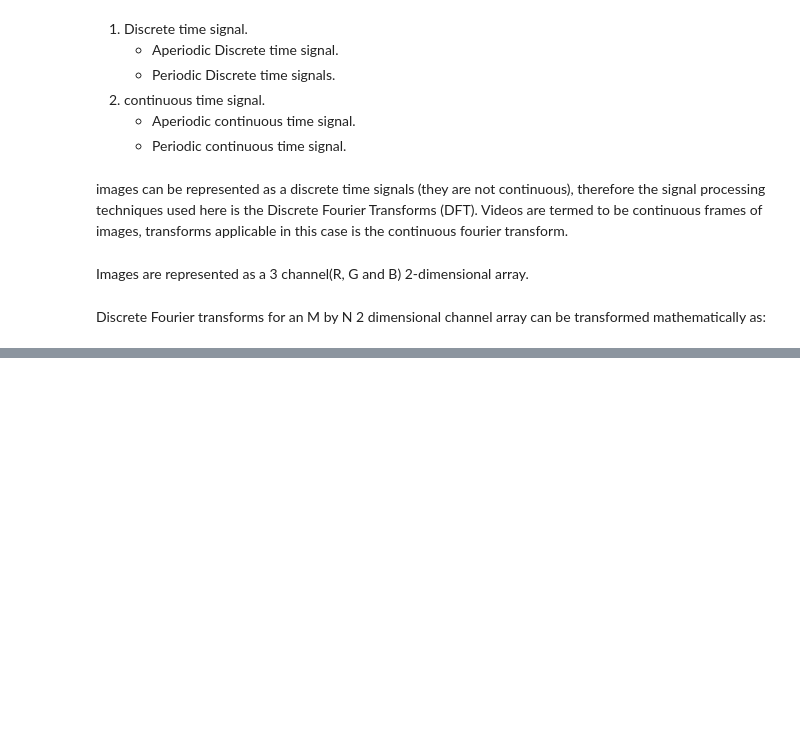
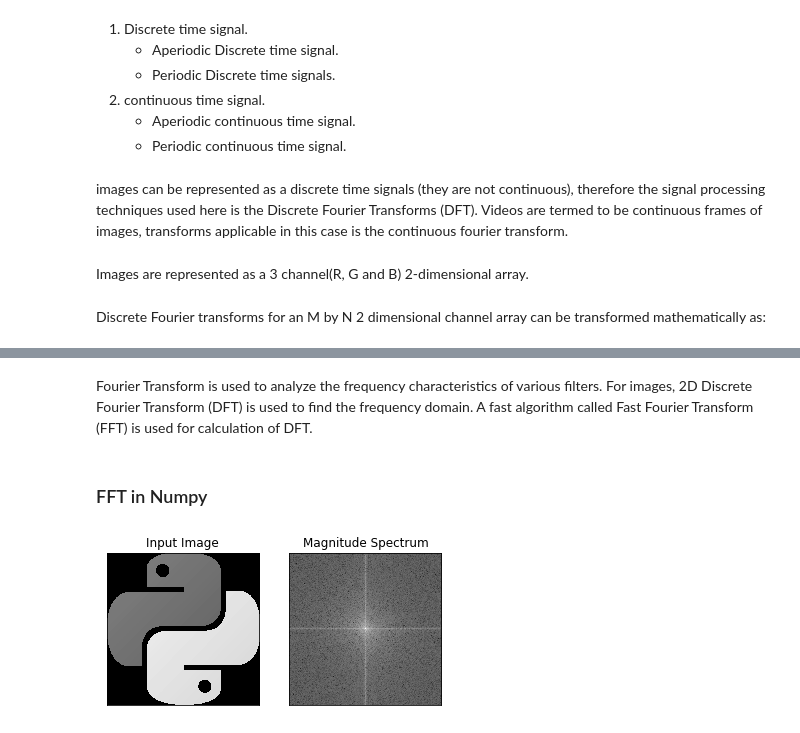
Before and after one commit to elishatofunmi/Fourier-Transforms-image-processing-, a Jupyter notebook: fourier transforms/time_domain to frequency domain.ipynb, the cells around one changed output, grey strips where cells are left out. Saved outputs shown, nothing was run; the diff lists cells and outputs as text; code cells hidden in the pictures; blank space fills up the shorter version.

Commit message:
fourier

```diff
--- a/fourier transforms/time_domain to frequency domain.ipynb
+++ b/fourier transforms/time_domain to frequency domain.ipynb
@@ -25,0 +44,21 @@ $$F(k,l) = \sum_{i=0}^{m-1} \sum_{j=0}^{n-1} f(i,j) e^-i2$$
+# %% [markdown]
+Fourier Transform is used to analyze the frequency characteristics of various filters. For images, 2D Discrete Fourier Transform (DFT) is used to find the frequency domain. A fast algorithm called Fast Fourier Transform (FFT) is used for calculation of DFT.
+# %% [markdown]
+### FFT in Numpy
+# %%
+import cv2
+import numpy as np
+from matplotlib import pyplot as plt
+
+img = cv2.imread('python.png',0)
+f = np.fft.fft2(img)
+fshift = np.fft.fftshift(f)
+magnitude_spectrum = 10*np.log(np.abs(fshift))
+
+plt.subplot(121),plt.imshow(img, cmap = 'gray')
+plt.title('Input Image'), plt.xticks([]), plt.yticks([])
+plt.subplot(122),plt.imshow(magnitude_spectrum, cmap = 'gray')
+plt.title('Magnitude Spectrum'), plt.xticks([]), plt.yticks([])
+plt.show()
+# %% [output]
+[figure, added]
```
Also changed, not shown: parts of 13 cells of this notebook, 3 other files.
